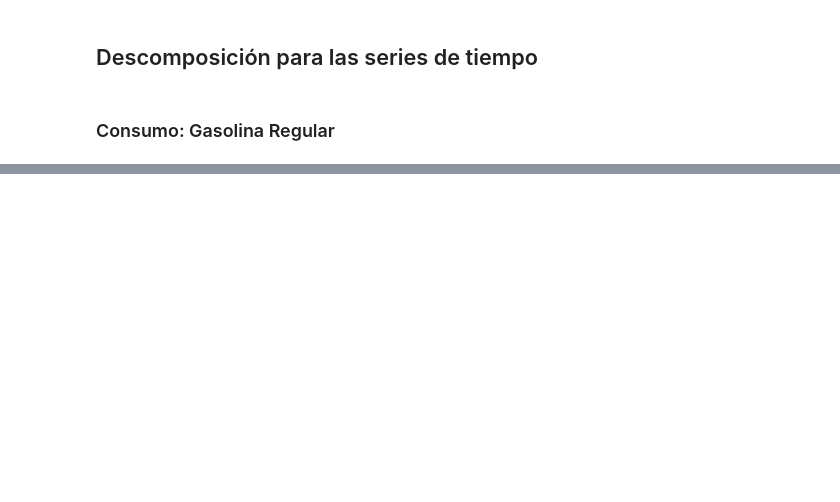
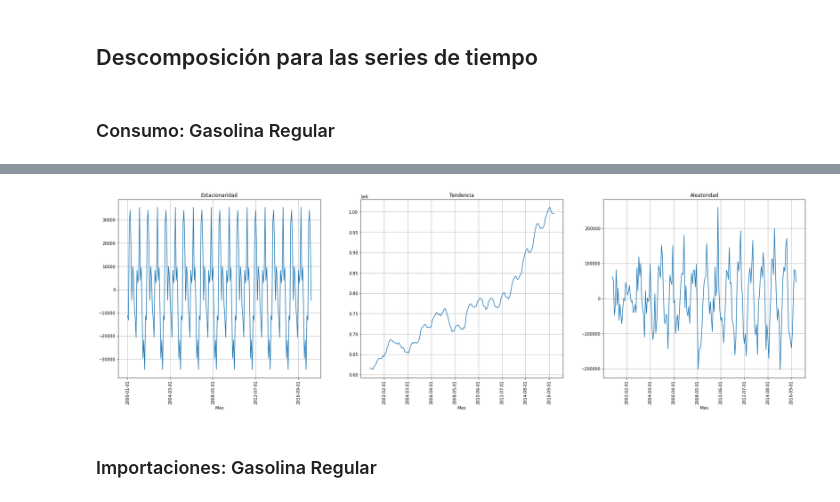
Before and after one commit to karinaValladares/cc3006-Lab-1, a Jupyter notebook: Lab2.ipynb, the cells around one changed output, grey strips where cells are left out. Cells and saved outputs as stored; diff of their text form; code cells hidden in the pictures; blank space fills up the shorter version.

```diff
--- a/Lab2.ipynb
+++ b/Lab2.ipynb
@@ -477,0 +627,28 @@ result=seasonal_decompose(df[''],  model='multiplicable')
+# %%
+resultDiesel =seasonal_decompose(data_con['Diesel'], period = 21)
+# %%
+fig = plt.figure(figsize=(30,8))
+ax = fig.add_subplot(131)
+resultDiesel.seasonal.plot()
+plt.grid()
+plt.title("Estacionaridad")
+plt.xlabel("Mes")
+plt.xticks(rotation=90)
+ax = fig.add_subplot(132)
+resultDiesel.trend.plot()
+plt.grid()
+plt.title("Tendencia")
+plt.xlabel("Mes")
+plt.xticks(rotation=90)
+ax = fig.add_subplot(133)
+resultDiesel.resid.plot()
+plt.grid()
+plt.title("Aleatoridad")
+plt.xlabel("Mes")
+plt.xticks(rotation=90)
+plt.axis('tight')
+plt.show()
+# %% [output]
+[figure, added]
+# %% [markdown]
+### Importaciones: Gasolina Regular
```
Also changed, not shown: parts of 93 cells of this notebook.
